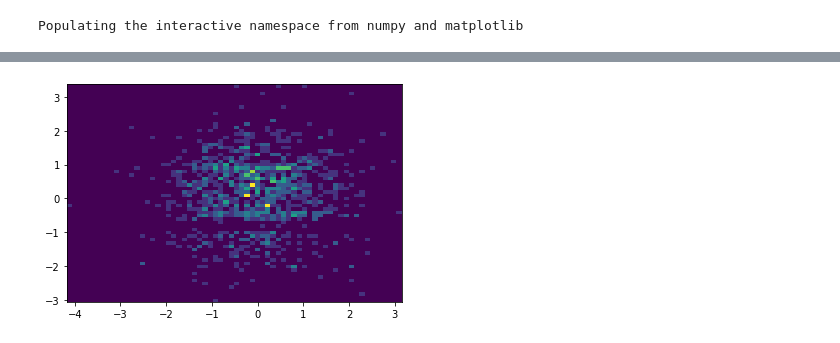
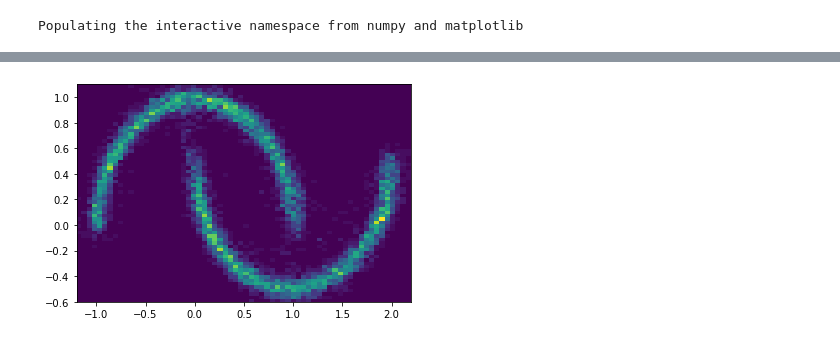
Before and after one commit to EiffL/jax-nf, a Jupyter notebook: notebooks/NSF.ipynb, the cells around one changed output, grey strips where cells are left out. Cells and saved outputs as stored; diff of their text form; code cells hidden in the pictures.

```diff
--- a/notebooks/NSF.ipynb
+++ b/notebooks/NSF.ipynb
@@ -117,7 +114,8 @@ def train_step(optimizer, batch):
 # Now let's draw ou famous two moons
 from sklearn import datasets
 
-batch_size=256
+# Experimenting with only a fixed number of points
+batch_size=512
 def get_batch():
     x, y = datasets.make_moons(n_samples=batch_size, noise=.05)
     return {'x': x}
@@ -126,9 +124,9 @@ def get_batch():
 optimizer = flax.optim.Adam(learning_rate=0.001).create(model)
 losses = []
 # %%
-for i in range(100):
+for i in range(2000):
     batch = get_batch()
     l, optimizer = train_step(optimizer, batch)
     losses.append(l)
-    if  i %10 ==0:
+    if  i %100 ==0:
         print(l)
@@ -142,16 +161,18 @@ plot(losses)
 @nn.module
 def NeuralSplineFlowSampler(key, n_samples):
 
-    spline1 = NeuralSpline.shared(name='spline1')
-    spline2 = NeuralSpline.shared(name='spline2')
+    spline1 = NeuralSplineCoupling.shared(name='spline1')
+    spline2 = NeuralSplineCoupling.shared(name='spline2')
 
     # Computes the likelihood of these x
     chain = tfb.Chain([
+        tfb.Scale(10),
         RealNVP(d//2, bijector_fn=spline1),
-        tfb.Permute(onp.arange(d)[::1]),
-        RealNVP(d//2, bijector_fn=spline2)
+        tfb.Permute([1,0]),
+        RealNVP(d//2, bijector_fn=spline2),
+        tfb.Permute([1,0]),
+        tfb.Scale(0.1)
     ])
-
     nvp = tfd.TransformedDistribution(
                 tfd.Normal(0,1),
                 bijector=chain,
@@ -161,8 +182,8 @@ def NeuralSplineFlowSampler(key, n_samples):
 # %%
 sampler = nn.Model(NeuralSplineFlowSampler, optimizer.target.params)
 # %%
-samps = sampler(jax.random.PRNGKey(1),1000)
+samps = sampler(jax.random.PRNGKey(1),10000)
 # %%
-hist2d(samps[:,0], samps[:,1],64);
+hist2d(samps[:,0], samps[:,1],64, range=[[-1.2,2.2],[-0.6,1.1]]);
 # %% [output]
-[figure, old version]
+[figure, new version]
```
Also changed, not shown: parts of 17 cells of this notebook.
